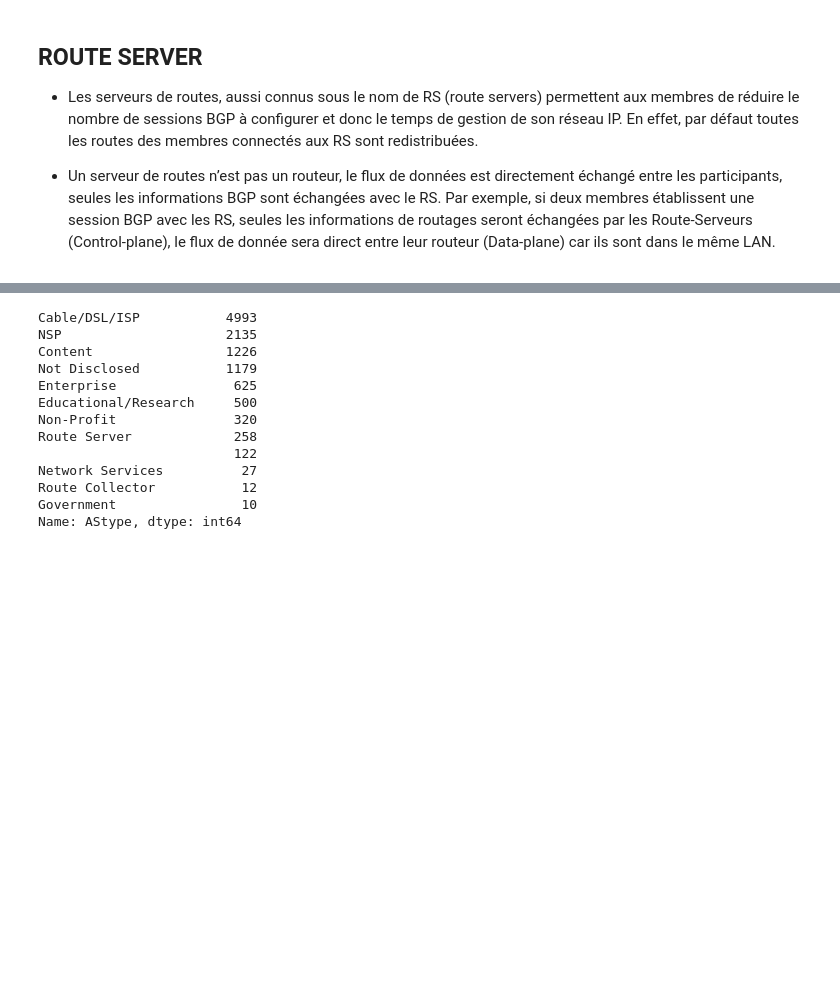
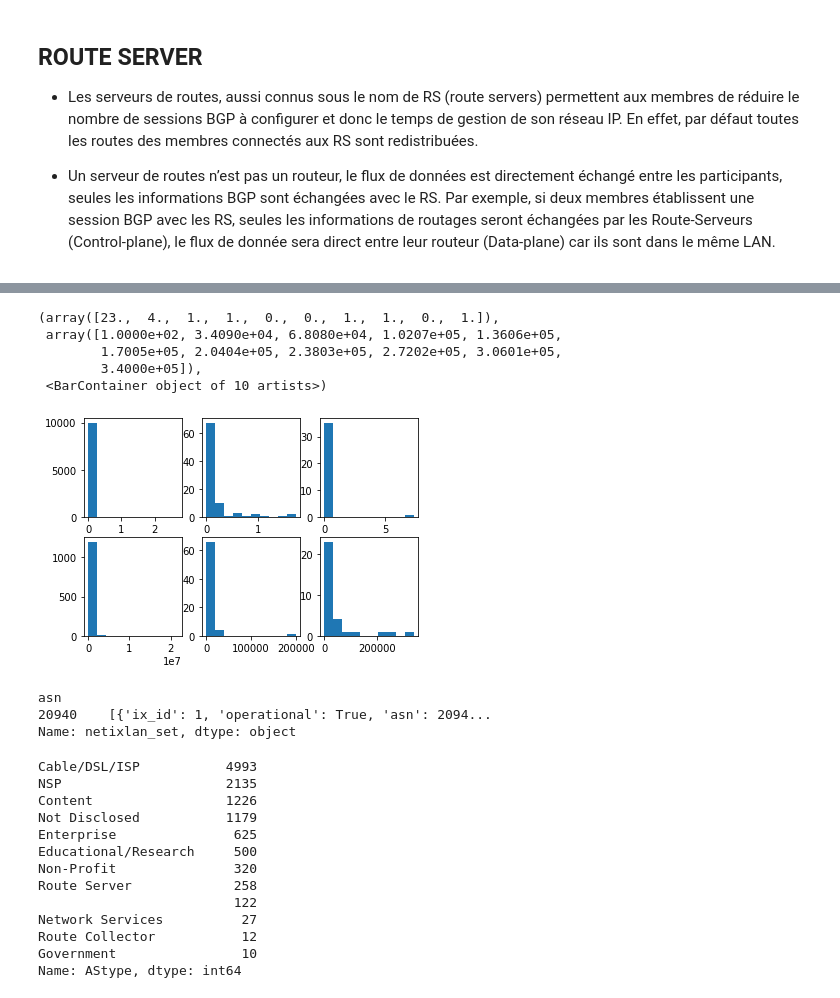
Before and after one commit to Viperine2022/projet_long_GCN_internet, a Jupyter notebook: IMPLANTATION/PeeringDB/peeringDB_data_scaled.ipynb, the cells around one changed output, grey strips where cells are left out. Saved outputs shown, nothing was run; the diff lists cells and outputs as text; code cells hidden in the pictures; blank space fills up the shorter version.

```diff
--- a/IMPLANTATION/PeeringDB/peeringDB_data_scaled.ipynb
+++ b/IMPLANTATION/PeeringDB/peeringDB_data_scaled.ipynb
@@ -235,3 +262,29 @@ net[list_columns_net].sort_values(by='ix_count', ascending=False)
+# %%
+plt.subplot(2,3,1)
+plt.hist(net['port_capacity'] [net['policy_locations'] == 'Not Required'])
+plt.subplot(2,3,4)
+plt.hist(net['port_capacity'] [net['policy_locations'] == 'Preferred'])
+plt.subplot(2,3,2)
+plt.hist(net['port_capacity'] [net['policy_locations'] == 'Required - International'])
+plt.subplot(2,3,5)
+plt.hist(net['port_capacity'] [net['policy_locations'] == ''])
+plt.subplot(2,3,3)
+plt.hist(net['port_capacity'] [net['policy_locations'] == 'Required - US'])
+plt.subplot(2,3,6)
+plt.hist(net['port_capacity'] [net['policy_locations'] == 'Required - EU'])
+# %% [output]
+(array([23.,  4.,  1.,  1.,  0.,  0.,  1.,  1.,  0.,  1.]),
+ array([1.0000e+02, 3.4090e+04, 6.8080e+04, 1.0207e+05, 1.3606e+05,
+        1.7005e+05, 2.0404e+05, 2.3803e+05, 2.7202e+05, 3.0601e+05,
+        3.4000e+05]),
+ <BarContainer object of 10 artists>)
+[figure, added]
+# %%
+net['netixlan_set'].head(1)
+# %% [output]
+asn
+20940    [{'ix_id': 1, 'operational': True, 'asn': 2094...
+Name: netixlan_set, dtype: object
 # %%
 nodes['AStype'].value_counts()
 # %% [output]
```
Also changed, not shown: parts of 19 cells of this notebook, 2 other files.
